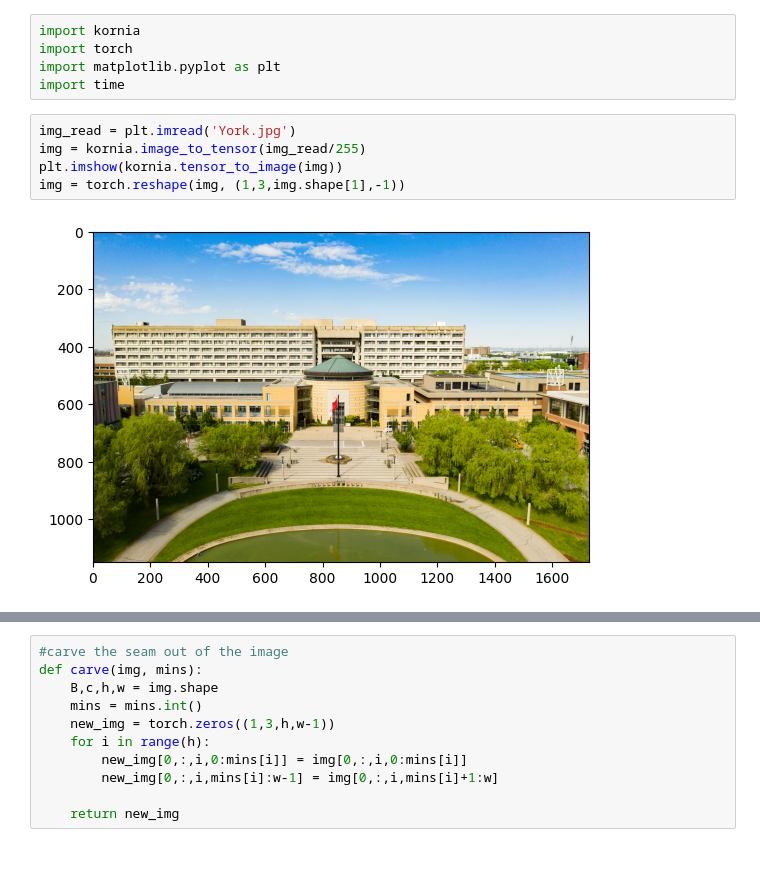
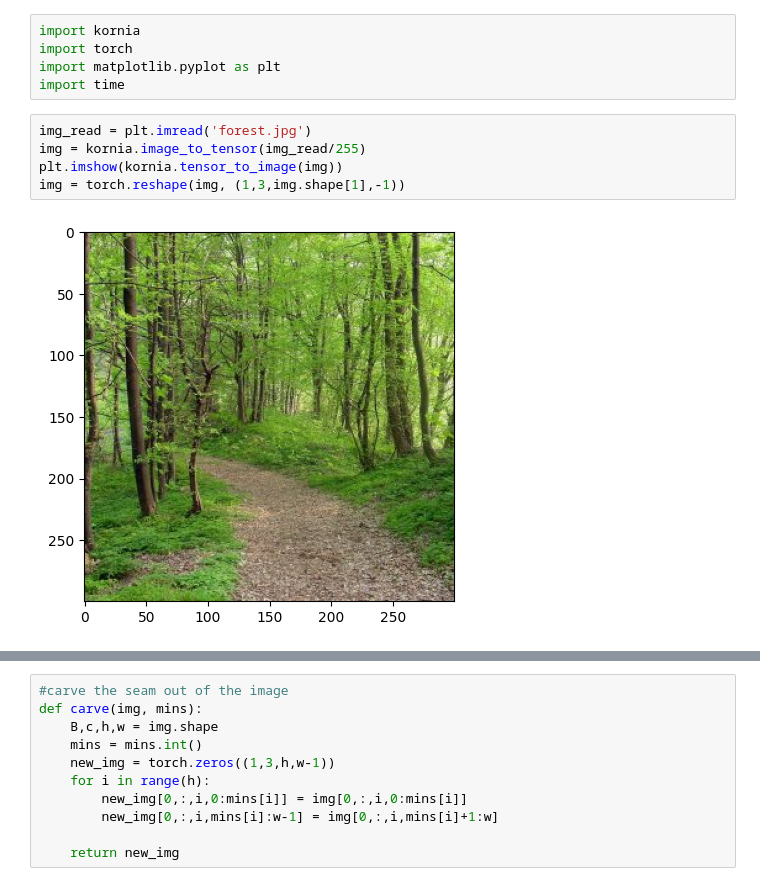
Before and after one commit to def-not-merat/SeamCarving_CannyEdge, a Jupyter notebook: seam stuff.ipynb, the cells around one changed output, grey strips where cells are left out. Saved outputs shown, nothing was run; the diff lists cells and outputs as text; blank space fills up the shorter version.

```diff
--- a/seam stuff.ipynb
+++ b/seam stuff.ipynb
@@ -4,9 +4,9 @@ import torch
 import matplotlib.pyplot as plt
 import time
 # %%
-img_read = plt.imread('York.jpg')
+img_read = plt.imread('forest.jpg')
 img = kornia.image_to_tensor(img_read/255)
 plt.imshow(kornia.tensor_to_image(img))
 img = torch.reshape(img, (1,3,img.shape[1],-1))
 # %% [output]
-[figure, old version]
+[figure, new version]
```
Also changed, not shown: parts of 5 cells of this notebook.
